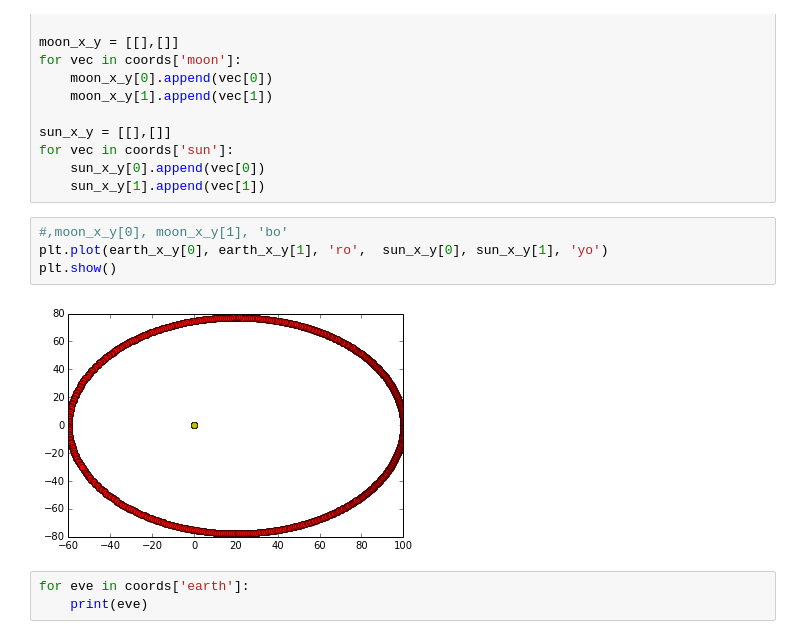
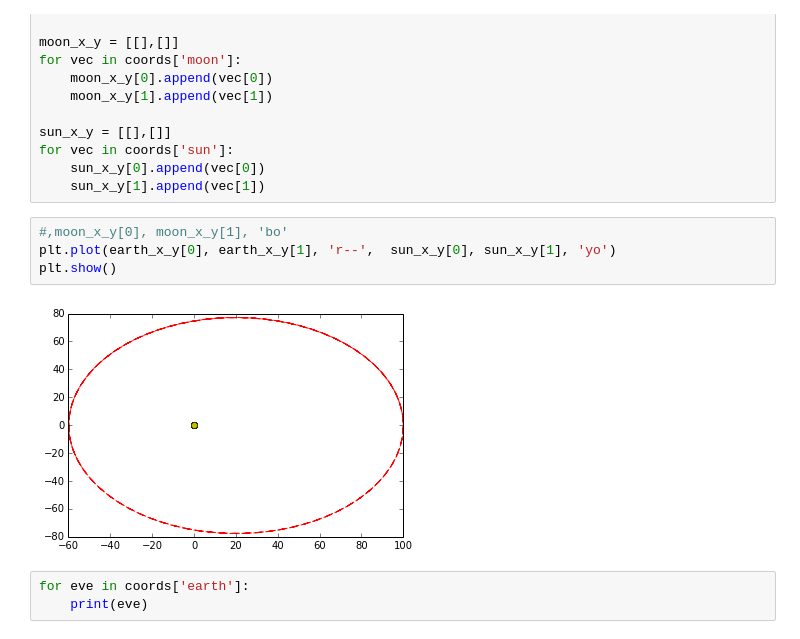
Before and after one commit to brynmathias/digi-orrery, a Jupyter notebook: plotting/orrery-plotting.ipynb, the cells around one changed output. Cells and saved outputs as stored; diff of their text form.

```diff
--- a/plotting/orrery-plotting.ipynb
+++ b/plotting/orrery-plotting.ipynb
@@ -29,10 +29,10 @@ for vec in coords['sun']:
     sun_x_y[1].append(vec[1])
 # %%
 #,moon_x_y[0], moon_x_y[1], 'bo'
-plt.plot(earth_x_y[0], earth_x_y[1], 'ro',  sun_x_y[0], sun_x_y[1], 'yo')
+plt.plot(earth_x_y[0], earth_x_y[1], 'r--',  sun_x_y[0], sun_x_y[1], 'yo')
 plt.show()
 # %% [output]
-[figure, old version]
+[figure, new version]
 # %%
 for eve in coords['earth']:
     print(eve)
```
Also changed, not shown: 4 other files.
